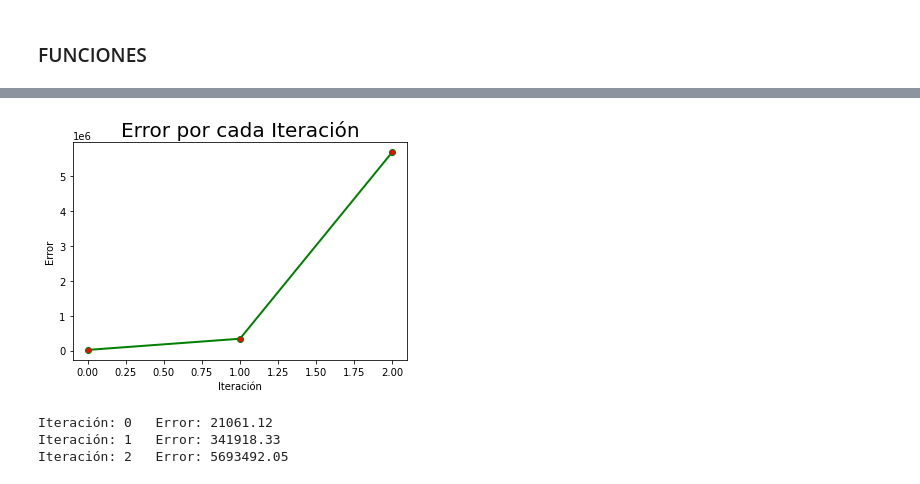
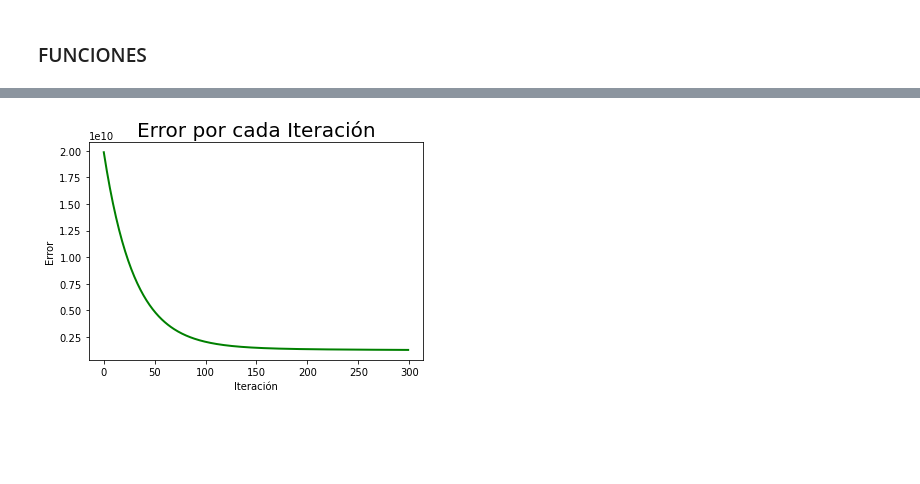
Before and after one commit to navas604/Ciencia-de-Datos-en-Python, a Jupyter notebook: Proyecto.ipynb, the cells around one changed output, grey strips where cells are left out. Saved outputs shown, nothing was run; the diff lists cells and outputs as text; code cells hidden in the pictures; blank space fills up the shorter version.

```diff
--- a/Proyecto.ipynb
+++ b/Proyecto.ipynb
@@ -347,0 +346,12 @@ def train_function(x, y, epochs, imprimir_error_cada, lr):
+# %%
+# Función para graficar como cambia el Error por cada Iteración
+
+def error_por_iteracion_graph(errores):
+
+  plt.plot(list(errores.keys()), list(errores.values()), color="green", linewidth=2)
+
+  plt.title("Error por cada Iteración", fontdict={"fontsize":20, "color":"black"})
+  plt.xlabel("Iteración")
+  plt.ylabel("Error")
+
+  return plt.show()
@@ -370,12 +393,0 @@ Iteración: 2   Error: 5693492.05
-# %%
-# Función para graficar como cambia el Error por cada Iteración
-
-def error_por_iteracion_graph(errores):
-
-  plt.plot(list(errores.keys()), list(errores.values()), color="green", linewidth=2, marker='.', ms=12, mfc='red')
-
-  plt.title("Error por cada Iteración", fontdict={"fontsize":20, "color":"black"})
-  plt.xlabel("Iteración")
-  plt.ylabel("Error")
-
-  return plt.show()
@@ -389,0 +430,17 @@ Iteración: 2   Error: 5693492.05
+# %%
+# Separar el vector de la variable OverallQual
+
+SalePrice = train["SalePrice"]
+OverallQual = train["OverallQual"]
+
+epochs = 300
+imprimir_error_cada = 50
+lr = 0.049
+# %%
+# Entrenar el modelo con la variable OverallQual
+
+train_OverallQual = train_function(OverallQual, SalePrice, epochs, imprimir_error_cada, lr)
+modelos_OverallQual = train_OverallQual[2]
+errores_OverallQual = train_OverallQual[5]
+
+train_OverallQual
@@ -390,6 +471,6 @@ Iteración: 2   Error: 5693492.05
 # %%
-# Graficar error por cada interación
+# Graficar error por cada interación. Variable OverallQual
 
-error_por_iteracion_graph(errores)
+error_por_iteracion_graph(errores_OverallQual)
 # %% [output]
-[figure, old version]
+[figure, new version]
@@ -420,8 +476,0 @@ def evolucion_modelo_graph(modelos, n, x, y):
-# %%
-# Capturar lo que retorna la funcion de entrenamiento en variables
-
-line1, text1, modelos, line2, text2, errores = train_function(x, y, epochs, imprimir_error_cada, lr)
-# %% [output]
-Iteración: 0   Error: 21061.12
-Iteración: 1   Error: 341918.33
-Iteración: 2   Error: 5693492.05
```
Also changed, not shown: parts of 25 cells of this notebook.
